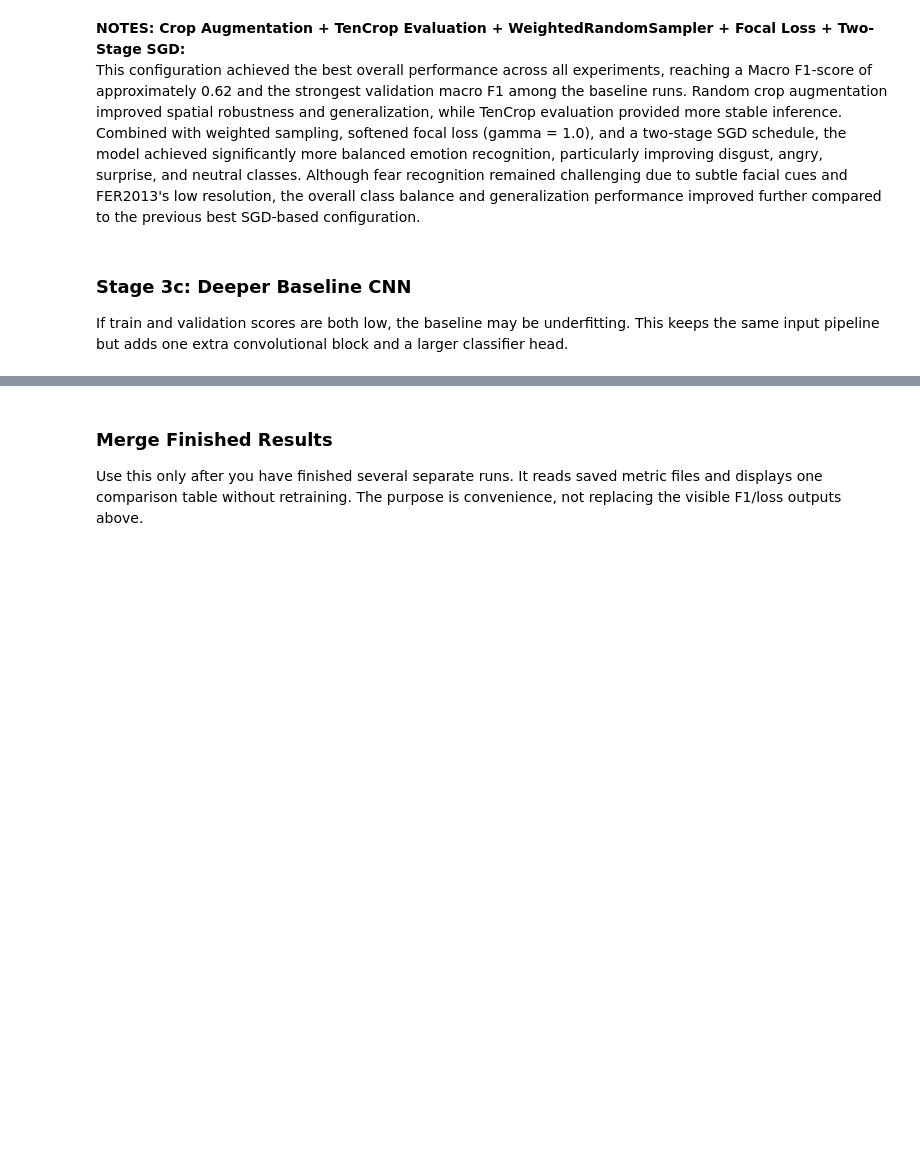
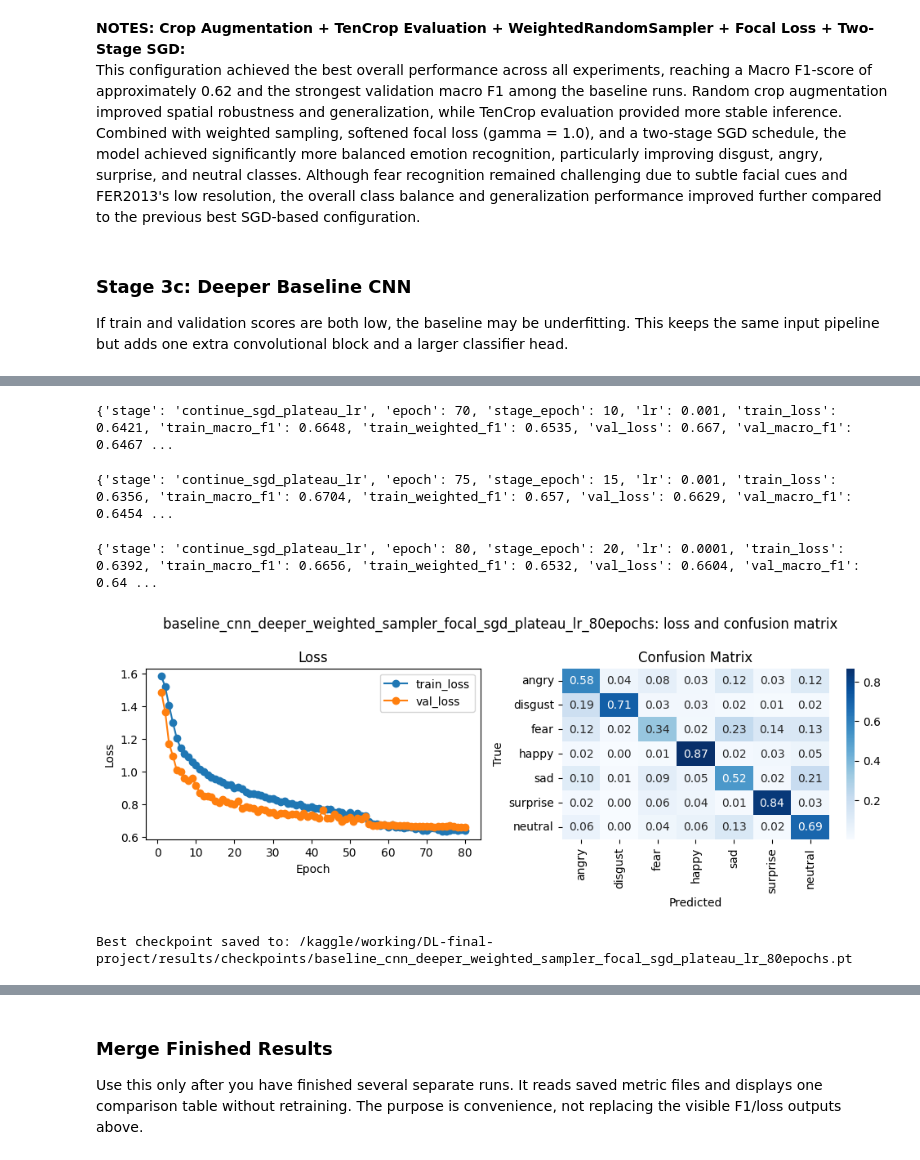
Before and after one commit to zsykk/DL-final-project, a Jupyter notebook: notebooks/02_train_experiments.ipynb, the cells around one changed output, grey strips where cells are left out. Drawn from its saved outputs; the diff is of its cells as text; code cells hidden in the pictures; blank space fills up the shorter version.

Commit message:
Kaggle Notebook | baseline_model_v3 | Version 2

```diff
--- a/notebooks/02_train_experiments.ipynb
+++ b/notebooks/02_train_experiments.ipynb
@@ -869,0 +907,75 @@ history_deeper_oversample, report_deeper_oversample, confusions_deeper_oversampl
+# %%
+DEEPER_BASELINE_KWARGS = {
+    'baseline_feature_channels': (32, 64, 128, 256),
+    'baseline_block_depths': (2, 2, 2, 1),
+    'baseline_dropout2d': (0.15, 0.20, 0.25, 0.0),
+    'baseline_classifier_hidden_layers': (512, 256),
+    'baseline_dropout': 0.40,
+}
+
+name = 'baseline_cnn_deeper_weighted_sampler_focal_sgd_plateau_lr'
+history_path = RESULTS_DIR / 'metrics' / f'{name}_history.csv'
+
+history_deeper_sgd = pd.read_csv(history_path)
+history_deeper_sgd.tail()
+
+name = 'baseline_cnn_deeper_weighted_sampler_focal_sgd_plateau_lr'
+continued_name = 'baseline_cnn_deeper_weighted_sampler_focal_sgd_plateau_lr_80epochs'
+
+loaders, datasets = build_imagefolder_dataloaders(
+    DATA_DIR,
+    train_config=TransformConfig(image_size=48, channels=1, augment=True),
+    eval_config=TransformConfig(image_size=48, channels=1, augment=False),
+    batch_size=128,
+    num_workers=0,
+    weighted_sampler=True,
+    oversample=False,
+    val_fraction=0.1,
+    subset_fraction=1.0,
+    seed=SEED,
+)
+
+model = build_model('baseline_cnn', **DEEPER_BASELINE_KWARGS)
+source_checkpoint = RESULTS_DIR / 'checkpoints' / f'{name}.pt'
+model.load_state_dict(torch.load(source_checkpoint, map_location=DEVICE))
+
+checkpoint_path = RESULTS_DIR / 'checkpoints' / f'{continued_name}.pt'
+
+best_row = history_deeper_sgd.sort_values(
+    ['val_macro_f1', 'val_loss'],
+    ascending=[False, True]
+).iloc[0]
+
+history_continue, _ = fit_sgd_schedule(
+    model,
+    loaders,
+    device=DEVICE,
+    epochs=20,
+    lr=1e-3,
+    lr_decay_rate=0.1,
+    lr_plateau_patience=5,
+    lr_plateau_threshold=1e-3,
+    min_lr=1e-6,
+    class_weight=None,
+    loss_name='focal',
+    focal_gamma=1.0,
+    checkpoint_path=checkpoint_path,
+    initial_best_val_macro_f1=float(best_row['val_macro_f1']),
+    initial_best_val_loss=float(best_row['val_loss']),
+    epoch_offset=60,
+    stage_name='continue_sgd_plateau_lr',
+)
+
+history_deeper_80 = pd.concat(
+    [history_deeper_sgd, pd.DataFrame(history_continue)],
+    ignore_index=True,
+)
+
+history_deeper_80, report_deeper_80, confusions_deeper_80 = finalize_model_run(
+    model,
+    loaders,
+    history_deeper_80,
+    continued_name,
+    checkpoint_path,
+)
+# %% [output]
@@ -869,0 +984,5 @@ history_deeper_oversample, report_deeper_oversample, confusions_deeper_oversampl
+{'stage': 'continue_sgd_plateau_lr', 'epoch': 70, 'stage_epoch': 10, 'lr': 0.001, 'train_loss': 0.6421, 'train_macro_f1': 0.6648, 'train_weighted_f1': 0.6535, 'val_loss': 0.667, 'val_macro_f1': 0.6467 ...
+{'stage': 'continue_sgd_plateau_lr', 'epoch': 75, 'stage_epoch': 15, 'lr': 0.001, 'train_loss': 0.6356, 'train_macro_f1': 0.6704, 'train_weighted_f1': 0.657, 'val_loss': 0.6629, 'val_macro_f1': 0.6454 ...
+{'stage': 'continue_sgd_plateau_lr', 'epoch': 80, 'stage_epoch': 20, 'lr': 0.0001, 'train_loss': 0.6392, 'train_macro_f1': 0.6656, 'train_weighted_f1': 0.6532, 'val_loss': 0.6604, 'val_macro_f1': 0.64 ...
+[figure, added]
+Best checkpoint saved to: /kaggle/working/DL-final-project/results/checkpoints/baseline_cnn_deeper_weighted_sampler_focal_sgd_plateau_lr_80epochs.pt
```
Also changed, not shown: parts of 6 cells of this notebook.
